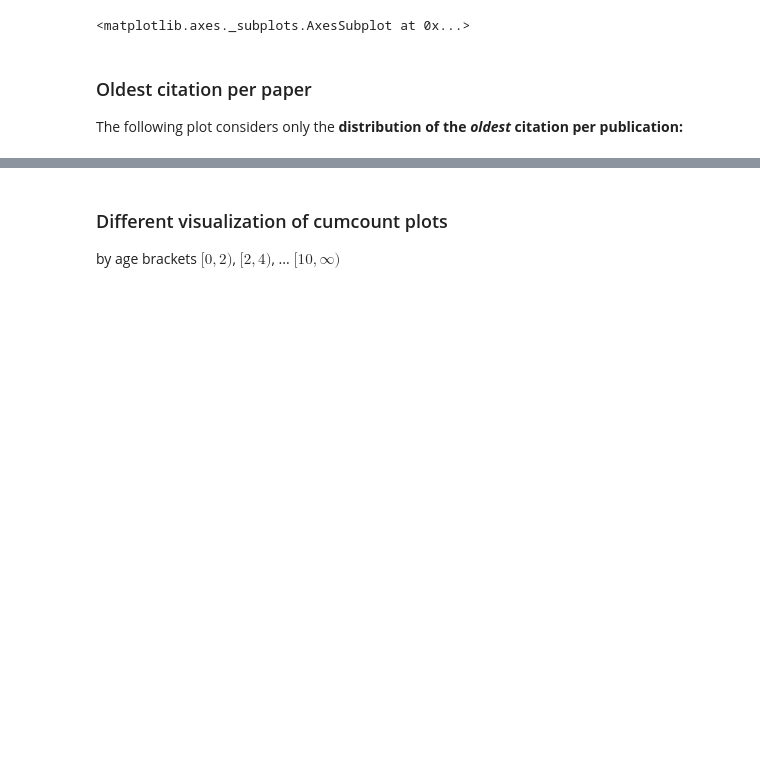
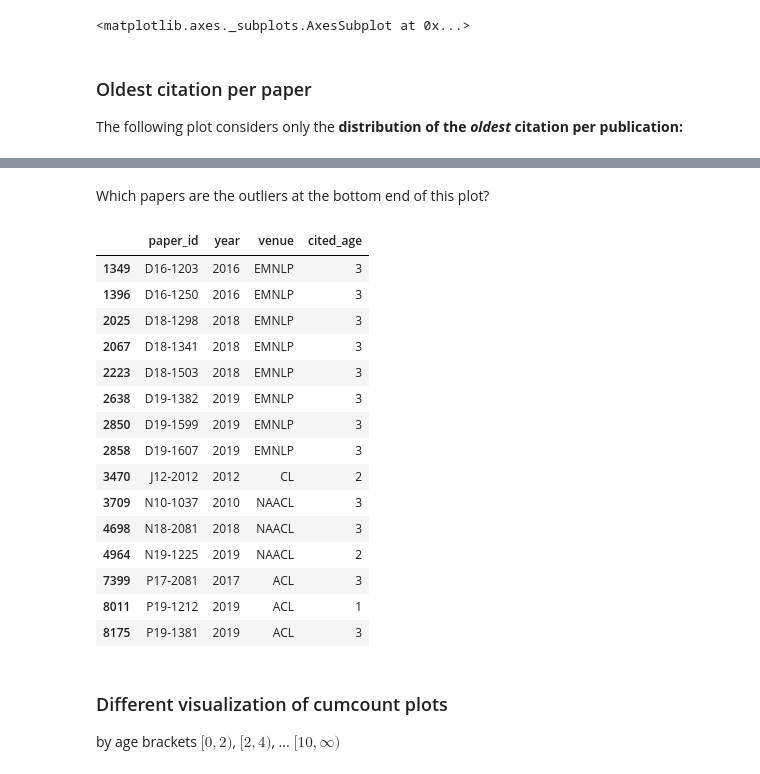
Before and after one commit to coastalcph/acl-citations, a Jupyter notebook: anthology_analysis_full.ipynb, the cells around one changed output, grey strips where cells are left out. Cells and saved outputs as stored; diff of their text form; code cells hidden in the pictures; blank space fills up the shorter version.

```diff
--- a/anthology_analysis_full.ipynb
+++ b/anthology_analysis_full.ipynb
@@ -434,3 +521,24 @@ sns.boxenplot(data=df_max, x='year', y='cited_age')
+# %% [markdown]
+Which papers are the outliers at the bottom end of this plot?
+# %%
+df_max[df_max['cited_age'] <= 3]
+# %% [output]
+|  | paper_id | year | venue | cited_age |
+| 1349 | D16-1203 | 2016 | EMNLP | 3 |
+| 1396 | D16-1250 | 2016 | EMNLP | 3 |
+| 2025 | D18-1298 | 2018 | EMNLP | 3 |
+| 2067 | D18-1341 | 2018 | EMNLP | 3 |
+| 2223 | D18-1503 | 2018 | EMNLP | 3 |
+| 2638 | D19-1382 | 2019 | EMNLP | 3 |
+| 2850 | D19-1599 | 2019 | EMNLP | 3 |
+| 2858 | D19-1607 | 2019 | EMNLP | 3 |
+| 3470 | J12-2012 | 2012 | CL | 2 |
+| 3709 | N10-1037 | 2010 | NAACL | 3 |
+| 4698 | N18-2081 | 2018 | NAACL | 3 |
+| 4964 | N19-1225 | 2019 | NAACL | 2 |
+| 7399 | P17-2081 | 2017 | ACL | 3 |
+| 8011 | P19-1212 | 2019 | ACL | 1 |
+| 8175 | P19-1381 | 2019 | ACL | 3 |
 # %% [markdown]
 ### Different visualization of cumcount plots
 
```
Also changed, not shown: parts of 14 cells of this notebook, 1 other file.
